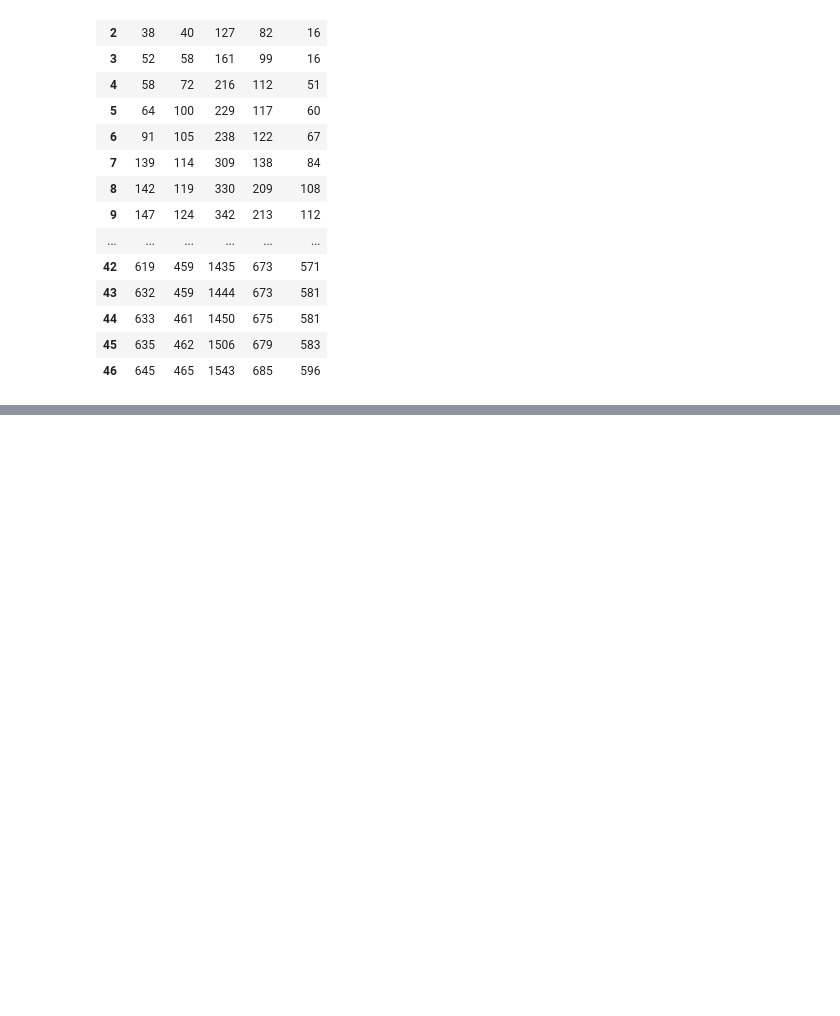
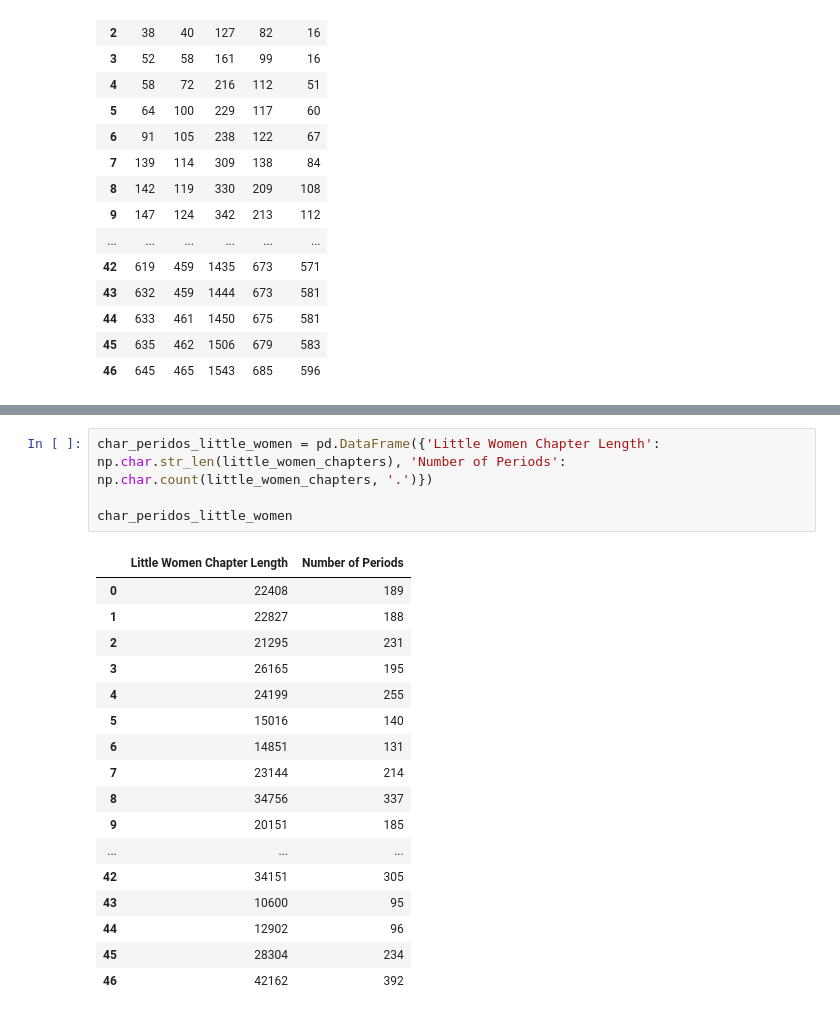
Before and after one commit to daniel0406070/Data-SCI-basic, a Jupyter notebook: src/10_5.ipynb, the cells around one changed output, grey strips where cells are left out. Drawn from its saved outputs; the diff is of its cells as text; blank space fills up the shorter version.

```diff
--- a/src/10_5.ipynb
+++ b/src/10_5.ipynb
@@ -96,0 +122,22 @@ little_women_cum_counts.plot.line(figsize=(10,5))
+# %%
+char_peridos_little_women = pd.DataFrame({'Little Women Chapter Length': np.char.str_len(little_women_chapters), 'Number of Periods': np.char.count(little_women_chapters, '.')})
+
+char_peridos_little_women
+# %% [output]
+|  | Little Women Chapter Length | Number of Periods |
+| 0 | 22408 | 189 |
+| 1 | 22827 | 188 |
+| 2 | 21295 | 231 |
+| 3 | 26165 | 195 |
+| 4 | 24199 | 255 |
+| 5 | 15016 | 140 |
+| 6 | 14851 | 131 |
+| 7 | 23144 | 214 |
+| 8 | 34756 | 337 |
+| 9 | 20151 | 185 |
+| ... | ... | ... |
+| 42 | 34151 | 305 |
+| 43 | 10600 | 95 |
+| 44 | 12902 | 96 |
+| 45 | 28304 | 234 |
+| 46 | 42162 | 392 |
```
Also changed, not shown: parts of 4 cells of this notebook.
